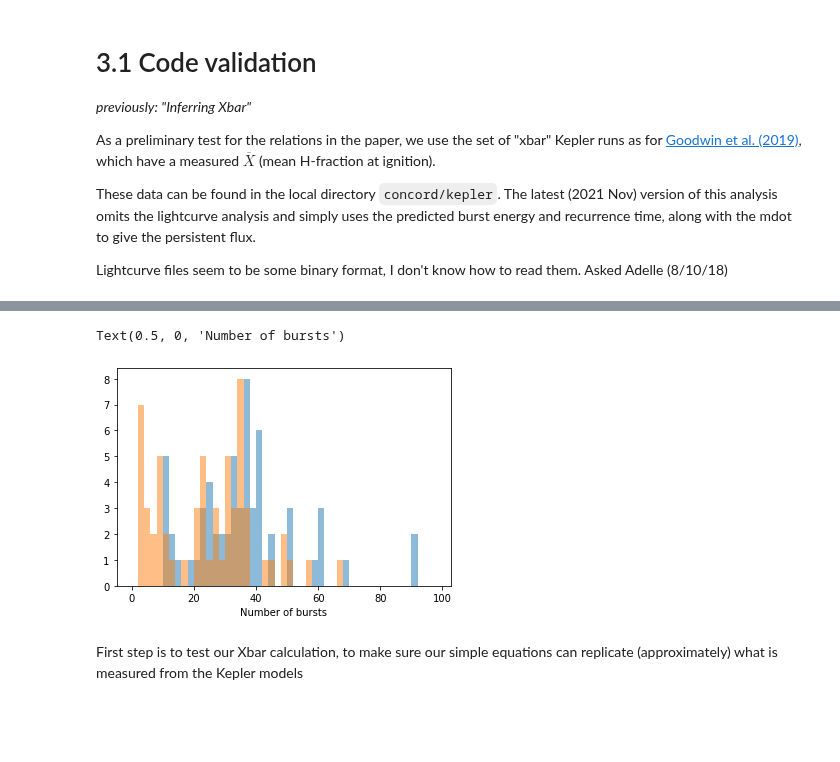
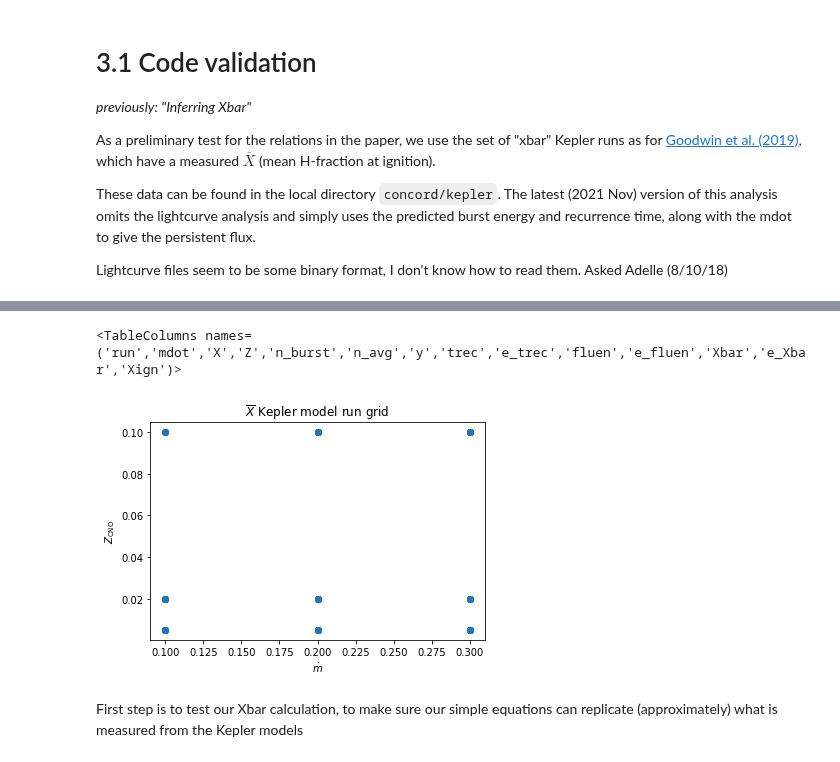
Before and after one commit to outs1der/concord, a Jupyter notebook: Inferring burster properties.ipynb, the cells around one changed output, grey strips where cells are left out. Drawn from its saved outputs; the diff is of its cells as text; code cells hidden in the pictures; blank space fills up the shorter version.

Commit message:
Cleaned up companion/tutorial notebook

```diff
--- a/Inferring burster properties.ipynb
+++ b/Inferring burster properties.ipynb
@@ -280,12 +245,20 @@ Got 60 models with both input values and summary data
-# %%
-# Not sure why there are two different measures of the number of bursts
-
-plt.hist(full_table['num bursts'], alpha=0.5, bins=np.arange(50)*2)
-plt.hist(full_table['numbursts'], alpha=0.5, bins=np.arange(50)*2)
-plt.xlabel('Number of bursts')
-# %% [output]
-Text(0.5, 0, 'Number of bursts')
-[figure, removed]
+# %%
+# Since we moved all the cells used to create the .mrt file to the "Testing & Development"
+# notebook, we just read the .mrt file here instead
+#
+# The .mrt file is NOT YET part of the repository (but will be) -- 2022 Jan
+
+ft = ascii.read('kepler_xbar.mrt')#, format='mrt')
+
+plt.scatter(ft['mdot'],ft['Z'])
+plt.xlabel('$\dot{m}$')
+plt.ylabel('$Z_\mathrm{CNO}$')
+plt.title('$\overline{X}$ Kepler model run grid')
+
+ft.columns
+# %% [output]
+<TableColumns names=('run','mdot','X','Z','n_burst','n_avg','y','trec','e_trec','fluen','e_fluen','Xbar','e_Xbar','Xign')>
+[figure, added]
 # %% [markdown]
 First step is to test our Xbar calculation, to make sure our simple equations can replicate (approximately) what is measured from the Kepler models
 # %%
```
Also changed, not shown: parts of 64 cells of this notebook.
